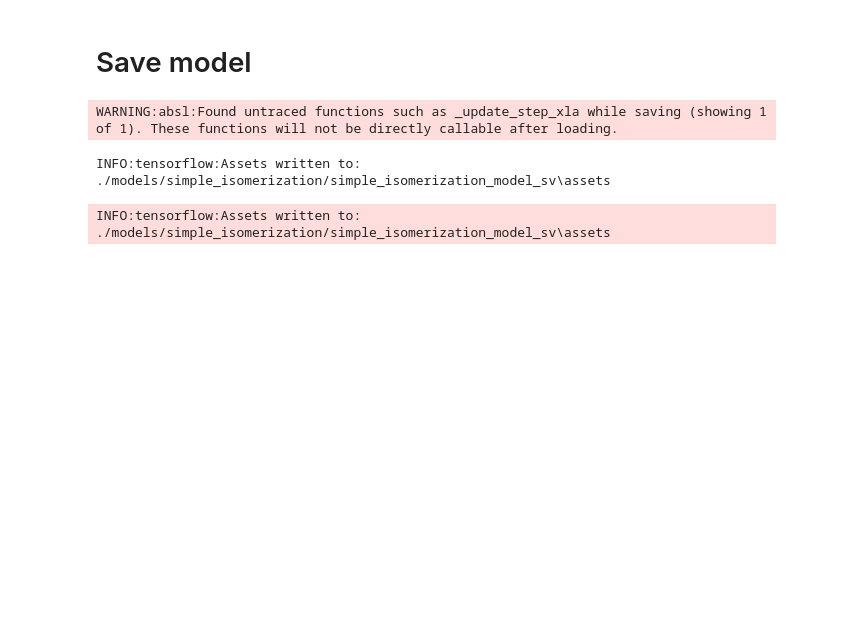
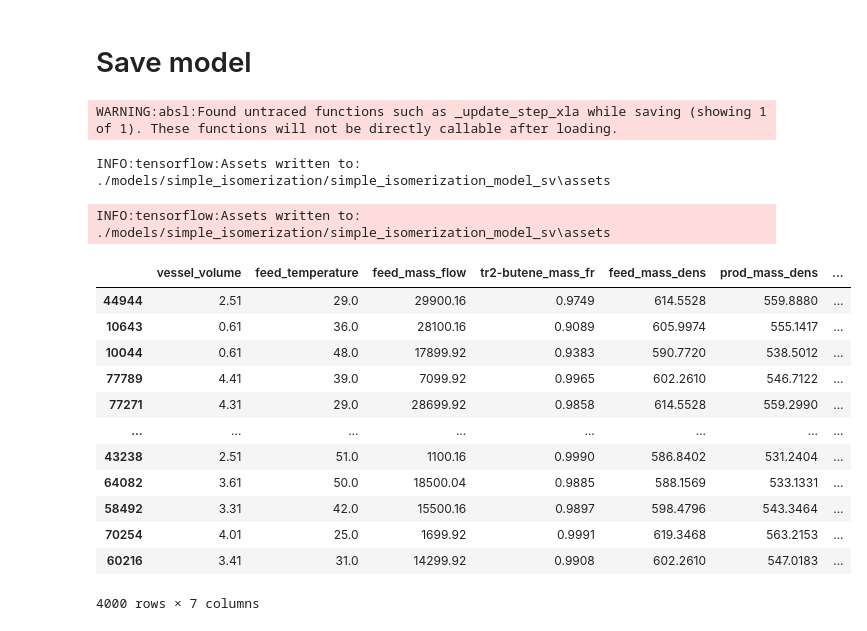
Before and after one commit to Rus-tam/AI_models, a Jupyter notebook: simple_isomerization.ipynb, the cells around one changed output. Cells and saved outputs as stored; diff of their text form; code cells hidden in the pictures; blank space fills up the shorter version.

```diff
--- a/simple_isomerization.ipynb
+++ b/simple_isomerization.ipynb
@@ -147,3 +176,20 @@ isomerization_model.save('./models/simple_isomerization/simple_isomerization_mod
 WARNING:absl:Found untraced functions such as _update_step_xla while saving (showing 1 of 1). These functions will not be directly callable after loading.
 INFO:tensorflow:Assets written to: ./models/simple_isomerization/simple_isomerization_model_sv\assets
 INFO:tensorflow:Assets written to: ./models/simple_isomerization/simple_isomerization_model_sv\assets
+# %%
+mini_data = data.sample(frac=0.05)
+mini_data
+# %% [output]
+|  | vessel_volume | feed_temperature | feed_mass_flow | tr2-butene_mass_fr | feed_mass_dens | prod_mass_dens | ... |
+| 44944 | 2.51 | 29.0 | 29900.16 | 0.9749 | 614.5528 | 559.8880 | ... |
+| 10643 | 0.61 | 36.0 | 28100.16 | 0.9089 | 605.9974 | 555.1417 | ... |
+| 10044 | 0.61 | 48.0 | 17899.92 | 0.9383 | 590.7720 | 538.5012 | ... |
+| 77789 | 4.41 | 39.0 | 7099.92 | 0.9965 | 602.2610 | 546.7122 | ... |
+| 77271 | 4.31 | 29.0 | 28699.92 | 0.9858 | 614.5528 | 559.2990 | ... |
+| ... | ... | ... | ... | ... | ... | ... | ... |
+| 43238 | 2.51 | 51.0 | 1100.16 | 0.9990 | 586.8402 | 531.2404 | ... |
+| 64082 | 3.61 | 50.0 | 18500.04 | 0.9885 | 588.1569 | 533.1331 | ... |
+| 58492 | 3.31 | 42.0 | 15500.16 | 0.9897 | 598.4796 | 543.3464 | ... |
+| 70254 | 4.01 | 25.0 | 1699.92 | 0.9991 | 619.3468 | 563.2153 | ... |
+| 60216 | 3.41 | 31.0 | 14299.92 | 0.9908 | 602.2610 | 547.0183 | ... |
+4000 rows × 7 columns
```
Also changed, not shown: parts of 13 cells of this notebook, 28 other files.
